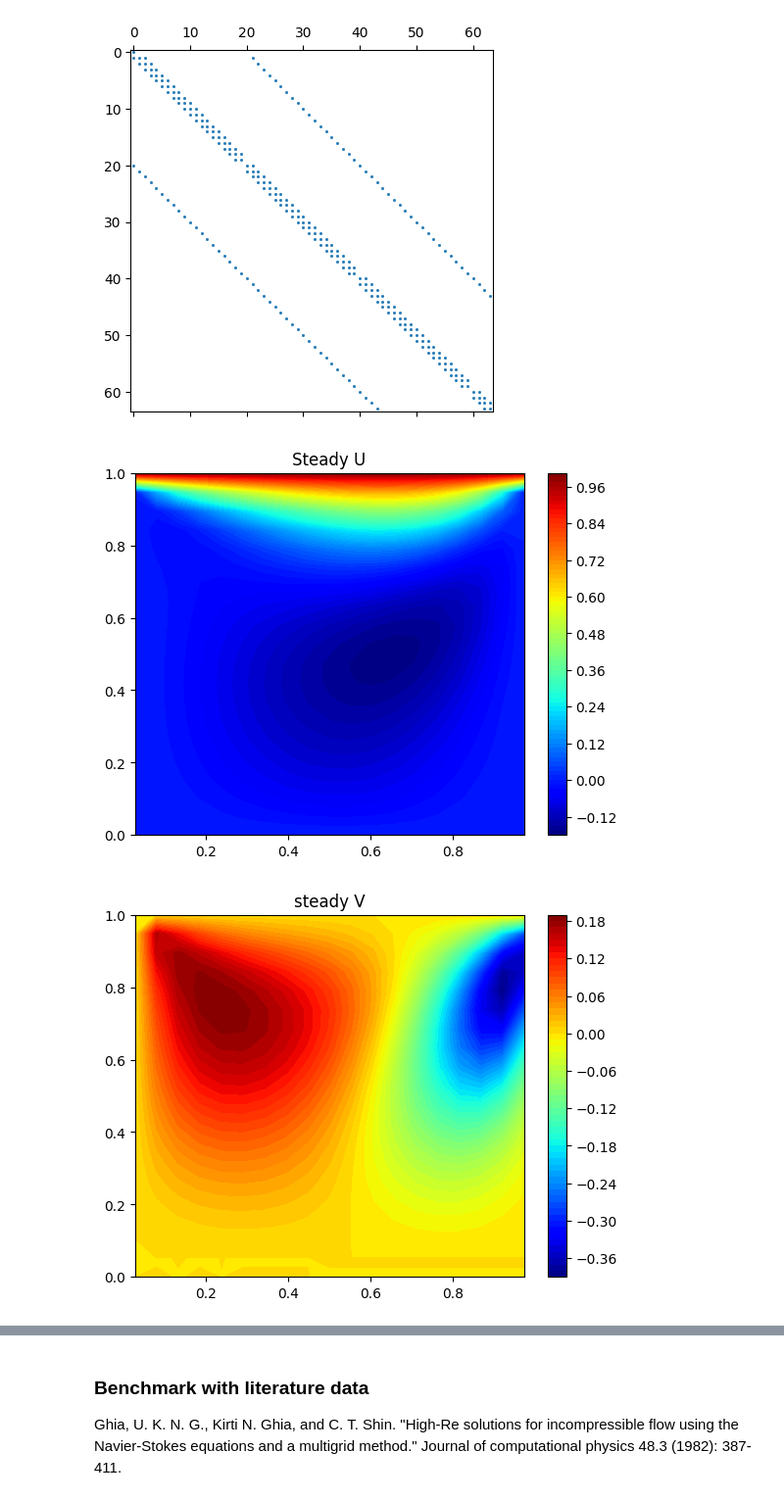
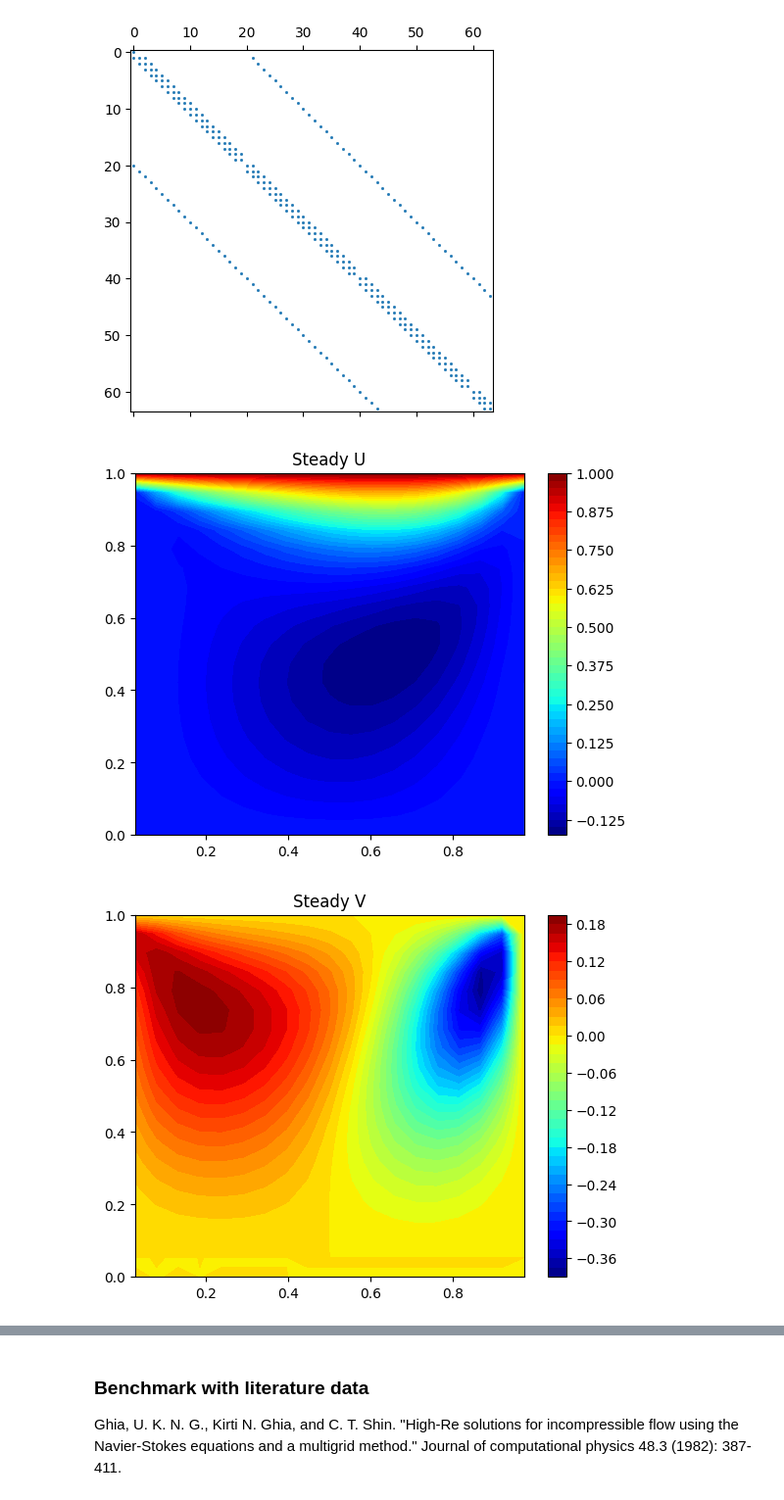
Before and after one commit to comp-physics/NISQ-Quantum-CFD, a Jupyter notebook: SIMPLE_LDC.ipynb, the cells around one changed output, grey strips where cells are left out. Shown at 98% size. Drawn from its saved outputs; the diff is of its cells as text; code cells hidden in the pictures.

```diff
--- a/SIMPLE_LDC.ipynb
+++ b/SIMPLE_LDC.ipynb
@@ -9,7 +9,8 @@ max_iteration = 6000             # iterations
 max_res = 1000                   # initial residual
 rho = 1                          # density
 velocity = 1                     # velocity = lid velocity
-mu = 0.01                        # kinematic viscosity = 1/Reynolds number
+Re = 100                         # Reynolds number
+mu = 1/Re                        # kinematic viscosity = 1/Reynolds number
 dx = 1 / (imax - 1)              # dx, dy cell sizes along x and y directions
 dy = 1 / (jmax - 1)
 x = np.arange(dx / 2, 1 + dx/2 - dx / 2, dx)
@@ -118,19 +119,20 @@ Ap Matrix Condition Number =  12653.1418575536
 # %%
 X, Y = np.meshgrid(x, y)
 plt.figure()
-plt.contourf(X, Y, u[1:imax,:].T, 100, cmap='jet')
+plt.contourf(X, Y, u[1:imax,:].T, 50, cmap='jet')
 plt.colorbar()
 # plt.axis([0, 1, 0, 1])
-plt.title('Steady U')
+plt.title("Steady U")
 plt.show()
 # %% [output]
-[figure, old version]
+[figure, new version]
 # %%
 plt.figure()
-plt.contourf(X, Y, v[0:imax-1, 0:jmax].T, 60, cmap='jet')
+X, Y = np.meshgrid(x, y)
+plt.contourf(X, Y, v[1:imax, 0:jmax].T, 50, cmap='jet')
 plt.colorbar()
 # plt.axis([0, 1, 0, 1])
-plt.title('steady V')
+plt.title("Steady V")
 plt.show()
 # %% [output]
-[figure, old version]
+[figure, new version]
```
Also changed, not shown: parts of 6 cells of this notebook.
